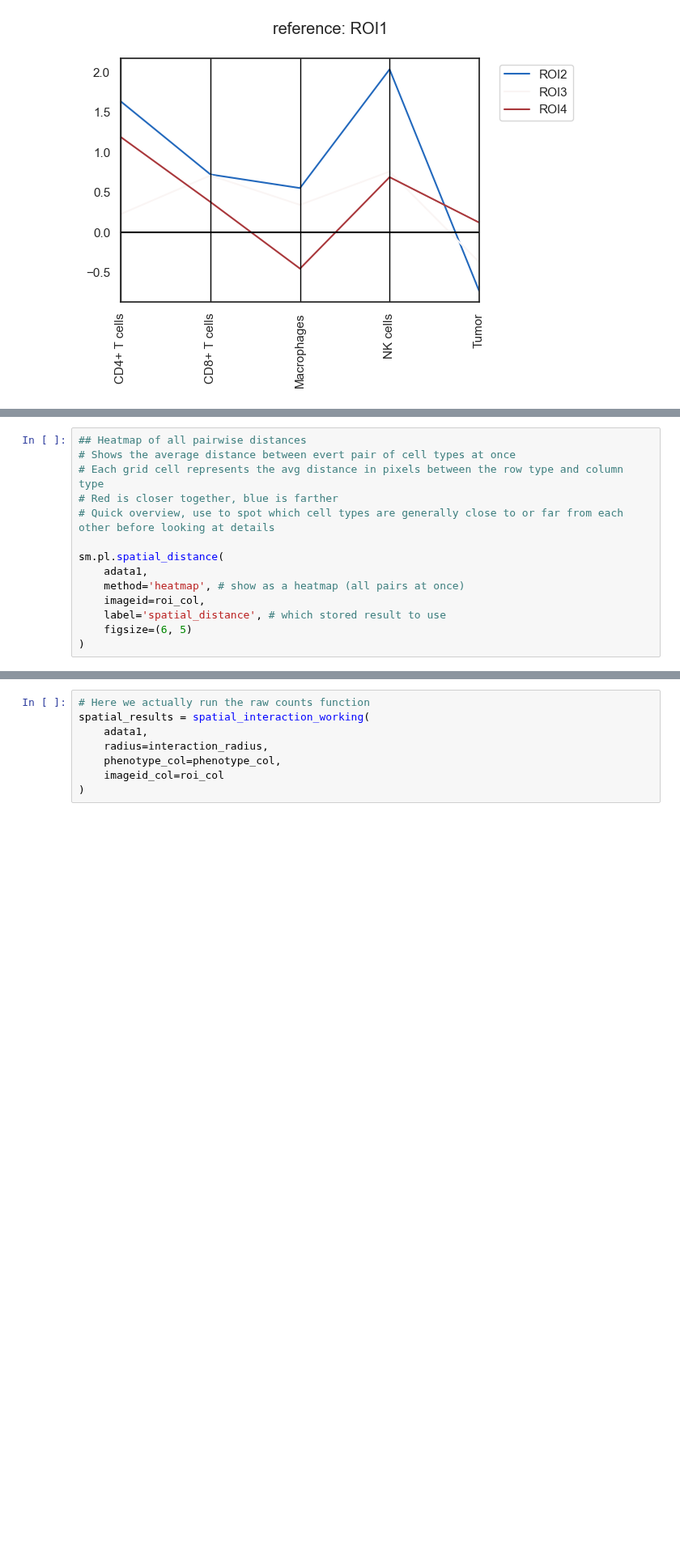
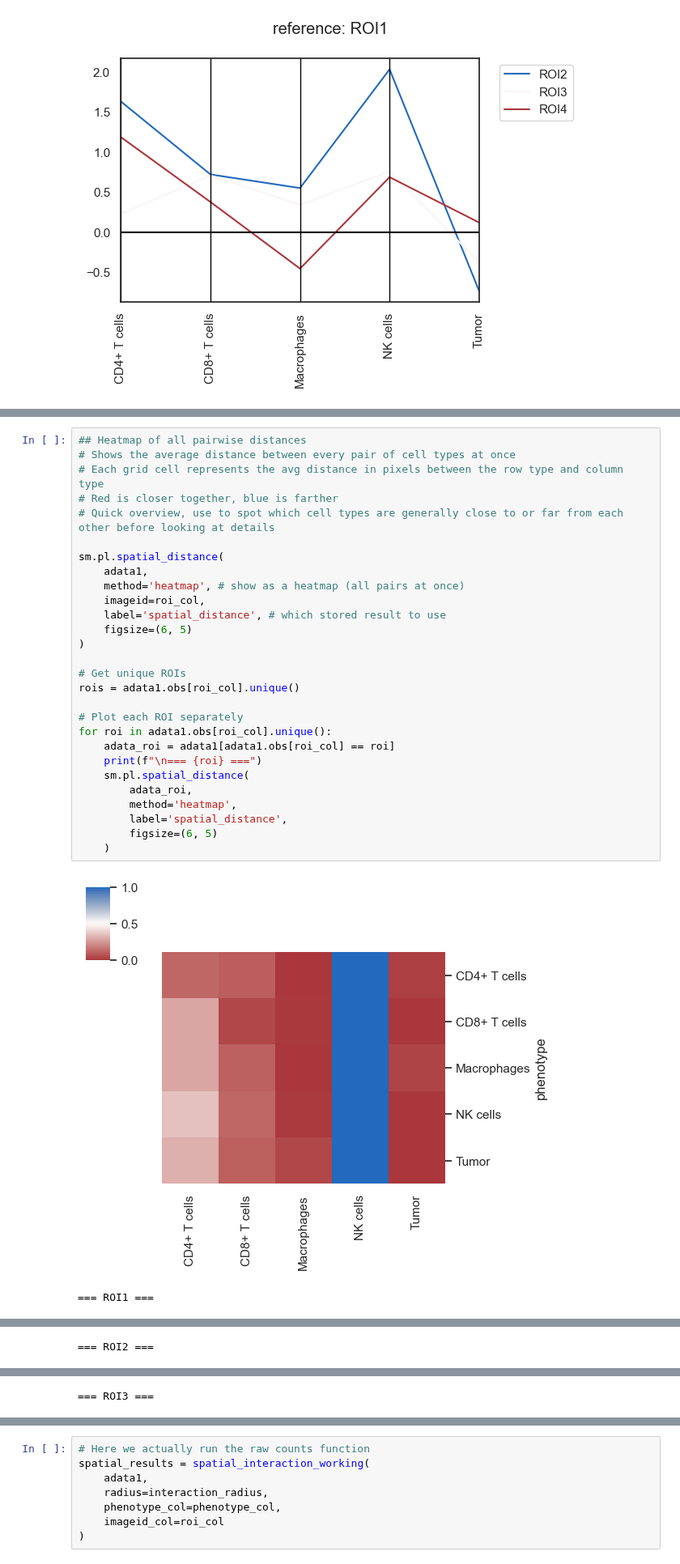
Before and after one commit to elizabethxiu/Elizabeth_Notebooks, a Jupyter notebook: more visualization.ipynb, the cells around one changed output, grey strips where cells are left out. Shown at 81% size. Drawn from its saved outputs; the diff is of its cells as text; blank space fills up the shorter version.

Commit message:
Add separate spatial dist by ROI plots

```diff
--- a/more visualization.ipynb
+++ b/more visualization.ipynb
@@ -307,14 +330,31 @@ print('Results stored in adata1.uns["spatial_distance"]')
 # %%
 ## Heatmap of all pairwise distances
-# Shows the average distance between evert pair of cell types at once
+# Shows the average distance between every pair of cell types at once
 # Each grid cell represents the avg distance in pixels between the row type and column type
 # Red is closer together, blue is farther
 # Quick overview, use to spot which cell types are generally close to or far from each other before looking at details
 
 sm.pl.spatial_distance(
     adata1,
     method='heatmap', # show as a heatmap (all pairs at once)
     imageid=roi_col,
     label='spatial_distance', # which stored result to use
     figsize=(6, 5)
 )
+
+# Get unique ROIs
+rois = adata1.obs[roi_col].unique()
+
+# Plot each ROI separately
+for roi in adata1.obs[roi_col].unique():
+    adata_roi = adata1[adata1.obs[roi_col] == roi]
+    print(f"\n=== {roi} ===")
+    sm.pl.spatial_distance(
+        adata_roi,
+        method='heatmap',
+        label='spatial_distance',
+        figsize=(6, 5)
+    )
+# %% [output]
+[figure, added]
+=== ROI1 ===
@@ -320,0 +362 @@ sm.pl.spatial_distance(
+=== ROI2 ===
@@ -320,0 +364 @@ sm.pl.spatial_distance(
+=== ROI3 ===
```
Also changed, not shown: parts of 6 cells of this notebook.
